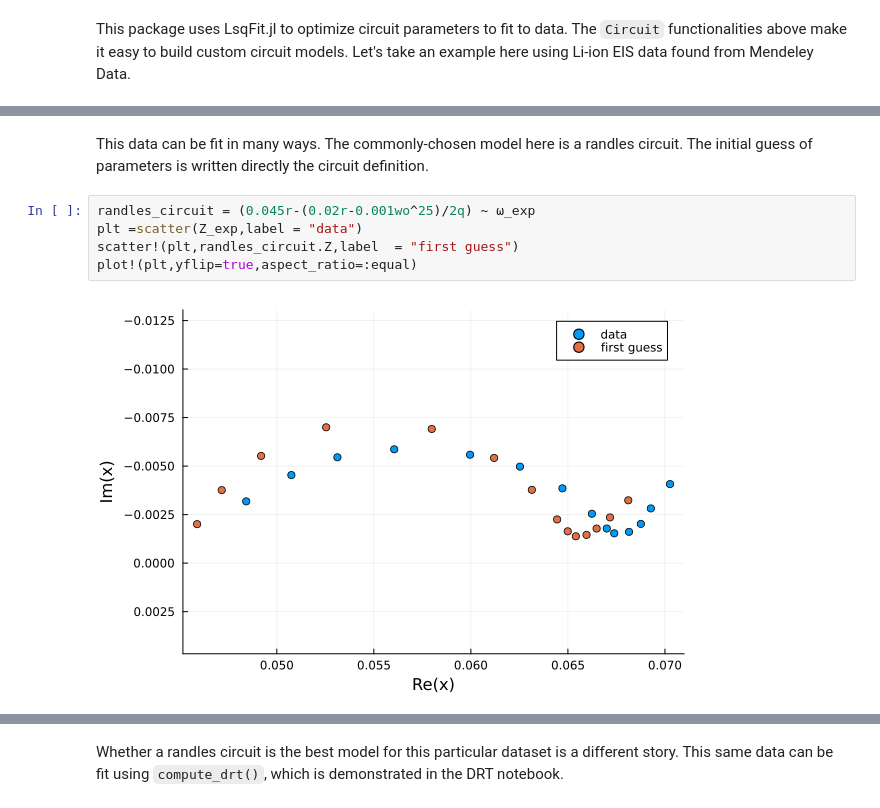
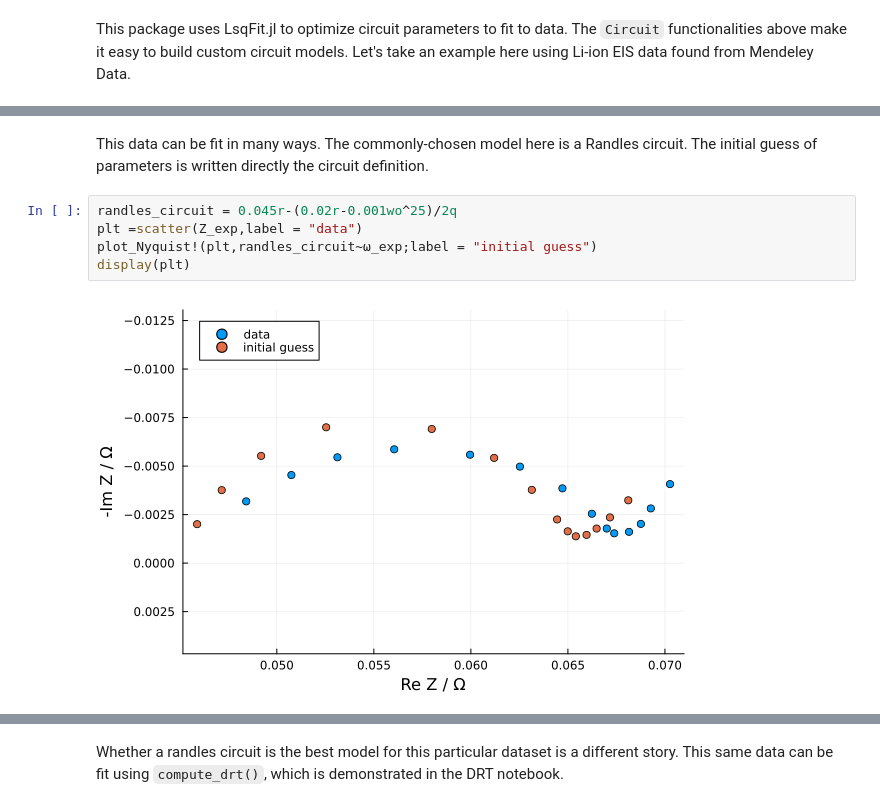
Before and after one commit to bdamerau/EISAnalysis.jl, a Jupyter notebook: Notebooks/Tutorial.ipynb, the cells around one changed output, grey strips where cells are left out. Drawn from its saved outputs; the diff is of its cells as text.

```diff
--- a/Notebooks/Tutorial.ipynb
+++ b/Notebooks/Tutorial.ipynb
@@ -112,12 +118,12 @@ Suggestion: check for spelling errors or missing imports.
 # %% [markdown]
-This data can be fit in many ways. The commonly-chosen model here is a randles circuit. The initial guess of parameters is written directly the circuit definition.
+This data can be fit in many ways. The commonly-chosen model here is a Randles circuit. The initial guess of parameters is written directly the circuit definition.
 # %%
-randles_circuit = (0.045r-(0.02r-0.001wo^25)/2q) ~ ω_exp
+randles_circuit = 0.045r-(0.02r-0.001wo^25)/2q
 plt =scatter(Z_exp,label = "data")
-scatter!(plt,randles_circuit.Z,label  = "first guess")
-plot!(plt,yflip=true,aspect_ratio=:equal)
+plot_Nyquist!(plt,randles_circuit~ω_exp;label = "initial guess")
+display(plt)
 # %% [output]
-[figure, old version]
+[figure, new version]
 # %%
 fit = circuit_fit(randles_circuit,ω_exp,Z_exp)
 # %% [output]
```
Also changed, not shown: parts of 10 cells of this notebook, 2 other files.
